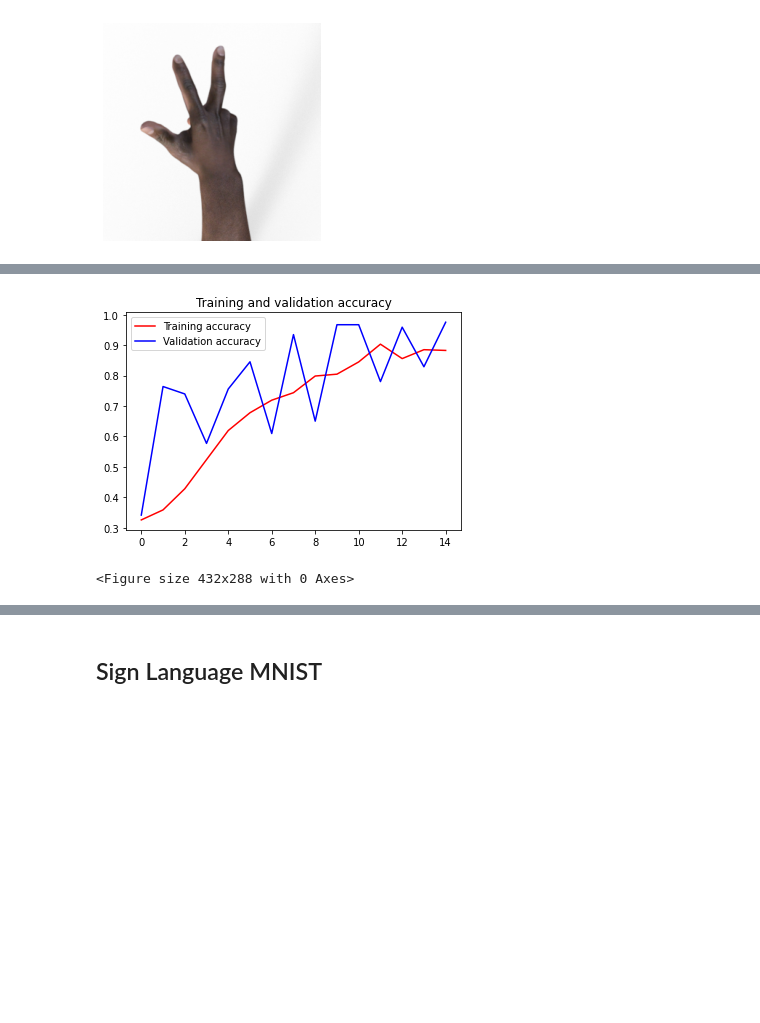
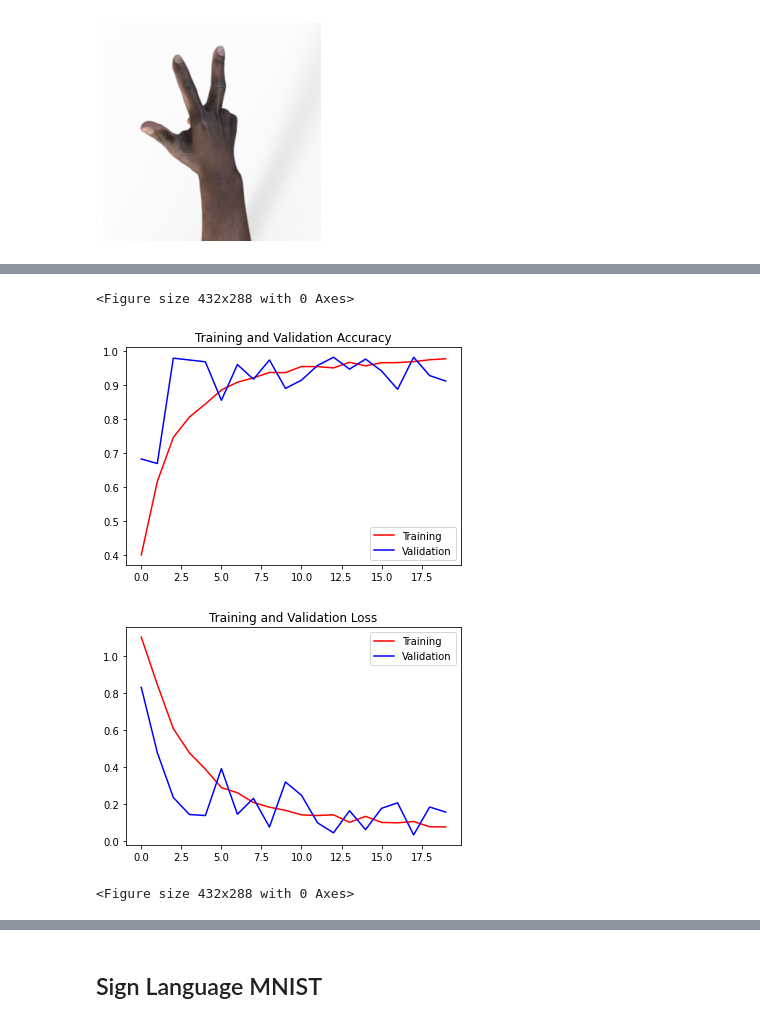
Before and after one commit to hrisav/tensorflow-developer, a Jupyter notebook: C2_CNN_In_TensorFlow/B_Week_4.ipynb, the cells around one changed output, grey strips where cells are left out. Cells and saved outputs as stored; diff of their text form; code cells hidden in the pictures; blank space fills up the shorter version.

```diff
--- a/C2_CNN_In_TensorFlow/B_Week_4.ipynb
+++ b/C2_CNN_In_TensorFlow/B_Week_4.ipynb
@@ -203,2 +167,0 @@ model.compile(loss = 'categorical_crossentropy', optimizer='rmsprop', metrics=['
-# %%
-history = model.fit(train_generator, epochs=15, steps_per_epoch=20, validation_data = validation_generator, verbose = 1, validation_steps=3)
@@ -222,0 +203,15 @@ Epoch 15/15
+# %%
+early_stopping    = EarlyStopping(monitor='val_accuracy', patience=10)
+reduce_lr         = ReduceLROnPlateau(monitor='val_accuracy', patience=10, min_lr=0.001, mode='min', verbose=1)
+model_checkpoint  = ModelCheckpoint(monitor='val_accuracy', filepath='./best_model.h5', save_best_only=True)
+# %%
+epochs = 20
+callbacks = [early_stopping, reduce_lr, model_checkpoint]
+# %%
+history = model.fit(train_generator,
+                  # steps_per_epoch=20,                          # steps_per_epoch = total training records / batch size
+                    validation_data = valid_generator,
+                  # validation_steps=3,                          # validation_steps = total validation records / batch size
+                    verbose = 1,
+                    epochs = epochs,
+                    callbacks = callbacks)
@@ -223,23 +241,30 @@ Epoch 15/15
 # %%
-import matplotlib.pyplot as plt
-acc = history.history['accuracy']
-val_acc = history.history['val_accuracy']
-loss = history.history['loss']
+acc      = history.history['accuracy']
+val_acc  = history.history['val_accuracy']
+
+epochs   = range(len(acc))
+
+plt.plot(epochs, acc, 'r', label = 'Training')
+plt.plot(epochs, val_acc, 'b', label = 'Validation')
+plt.title('Training and Validation Accuracy')
+plt.legend()
+plt.figure()
+
+loss     = history.history['loss']
 val_loss = history.history['val_loss']
 
-epochs = range(len(acc))
+epochs   = range(len(loss))
 
-plt.plot(epochs, acc, 'r', label='Training accuracy')
-plt.plot(epochs, val_acc, 'b', label='Validation accuracy')
-plt.title('Training and validation accuracy')
-plt.legend(loc=0)
+plt.plot(epochs, loss, 'r', label = 'Training')
+plt.plot(epochs, val_loss, 'b', label = 'Validation')
+plt.title('Training and Validation Loss')
+plt.legend()
 plt.figure()
-
-
-plt.show()
 # %% [output]
+<Figure size 432x288 with 0 Axes>
-[figure, old version]
+[figure, new version]
-<Figure size 432x288 with 0 Axes>
+[figure, added]
+<Figure size 432x288 with 0 Axes>
 # %%
 model.save("rps.h5")
 # %%
```
Also changed, not shown: parts of 16 cells of this notebook.
